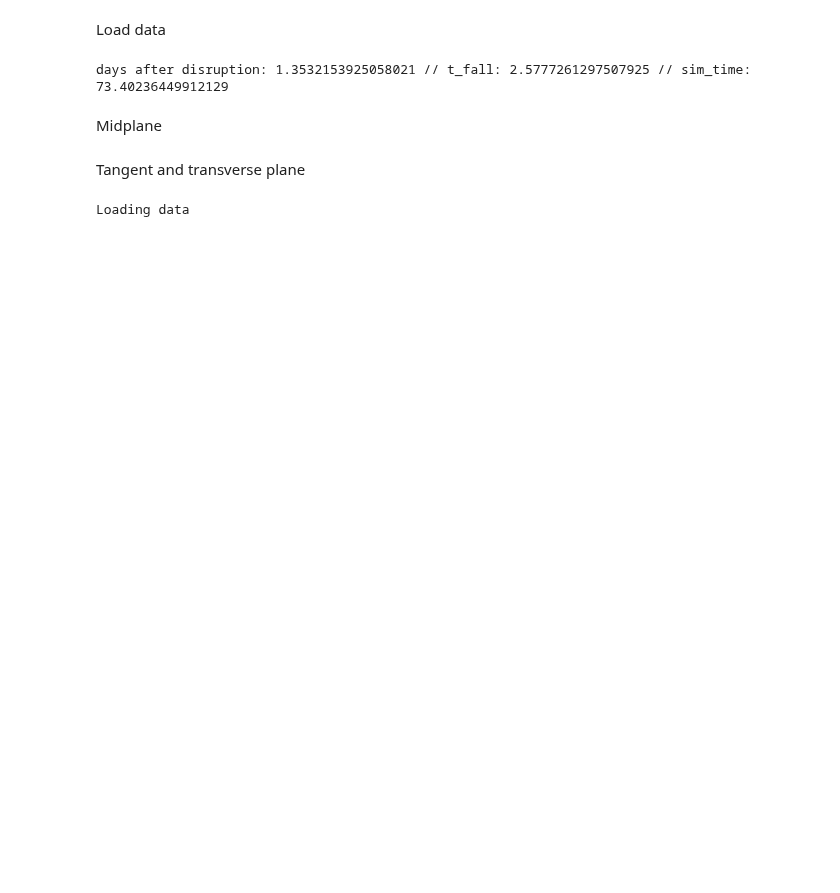
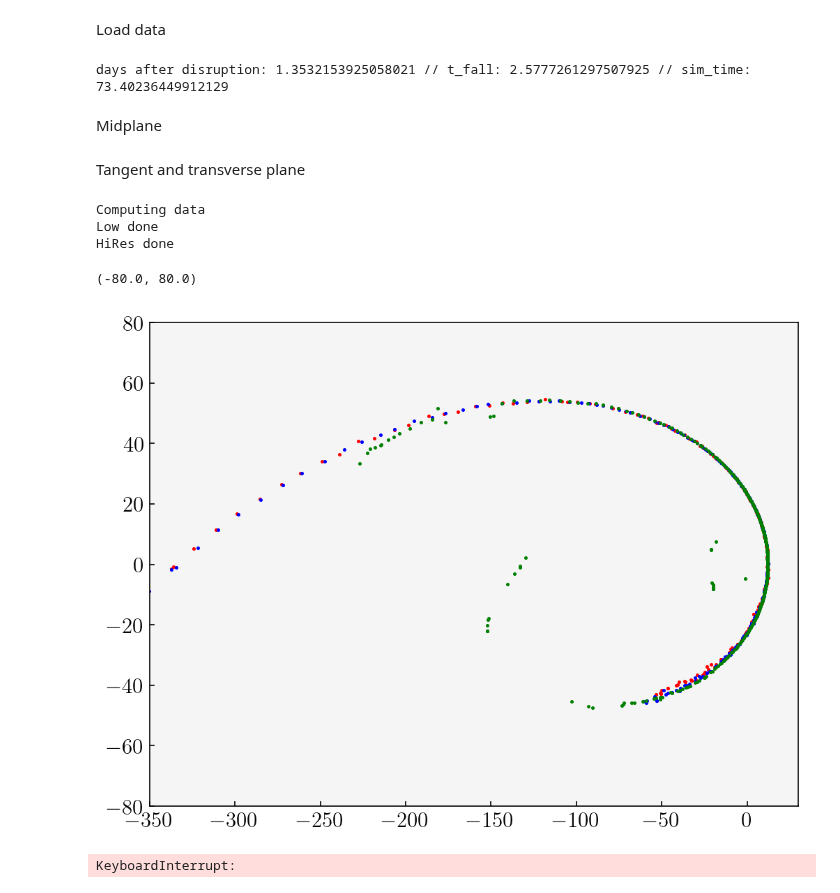
Before and after one commit to rich-tde/tde_wind, a Jupyter notebook: plot_convergence.ipynb, the cells around one changed output. Cells and saved outputs as stored; diff of their text form; code cells hidden in the pictures; blank space fills up the shorter version.

Commit message:
testing orbit

```diff
--- a/plot_convergence.ipynb
+++ b/plot_convergence.ipynb
@@ -50,8 +52,9 @@ xcfr0, ycfr0, cfr0 = orb.make_cfr(R0)
 
 theta_lim = np.pi#3*np.pi/4
 step = 0.02
-theta_params = [-theta_lim, theta_lim, step]
-theta_arr = np.arange(*theta_params)
+# theta_params = [-theta_lim, theta_lim, step]
+theta_arr = np.arange(-theta_lim, theta_lim, step)
+#theta_arr = Ryan_sampler(theta_init)
 # %% [markdown]
 Load data
 # %%
@@ -134,11 +137,23 @@ except:
     print('HiRes done')
     x_orbit2, y_orbit2, z_orbit2 = orb.find_transverse_maximum(data2.X, data2.Y, data2.Z, dim_cell2, data2.Den, theta_arr, Rt)
     # save all above date of orbits on a single file
-    np.save(f'data/{folder}/stream_{check}{snap}_{step}', [x_orbit, y_orbit, z_orbit])
-    np.save(f'data/{folder}/stream_{check1}{snap}_{step}', [x_orbit1, y_orbit1, z_orbit1])
-    np.save(f'data/{folder}/stream_{check2}{snap2}_{step}', [x_orbit2, y_orbit2, z_orbit2])
+    np.save(f'data/{folder}/medRy_stream_{check}{snap}_{step}', [theta_arr, x_orbit, y_orbit, z_orbit])
+    np.save(f'data/{folder}/medRy_stream_{check1}{snap}_{step}', [theta_arr, x_orbit1, y_orbit1, z_orbit1])
+    np.save(f'data/{folder}/medRy_stream_{check2}{snap2}_{step}', [theta_arr, x_orbit2, y_orbit2, z_orbit2])
 # %% [output]
-Loading data
+Computing data
+Low done
+HiRes done
+# %%
+plt.scatter(x_orbit, y_orbit, s=2, c = 'r')
+plt.scatter(x_orbit1, y_orbit1, s=2, c = 'b')
+plt.scatter(x_orbit2, y_orbit2, s=2, c = 'green')
+
+plt.xlim(-350,30)
+plt.ylim(-80,80)
+# %% [output]
+(-80.0, 80.0)
+[figure, added]
 # %%
 # Check the transverse and radial max
 # vmaxrho = 5e-8
@@ -178,7 +193,7 @@ Loading data
 # %%
 # for idx in range(187,len(theta_arr)):
 #     print(idx)
-idx = 158
+idx = 50
 theta_chosen = theta_arr[idx]
 x_chosen, y_chosen, z_chosen = x_orbit[idx], y_orbit[idx], z_orbit[idx]
 x_chosen1, y_chosen1, z_chosen1 = x_orbit1[idx], y_orbit1[idx], z_orbit1[idx]
@@ -213,9 +228,9 @@ cm_double2, lower_tube_w2, upper_tube_w2, lower_tube_h2, upper_tube_h2, w_params
 vmaxrho = cm_double[-1]
 vmaxrho1 = cm_double1[-1]
 vmaxrho2 = cm_double2[-1]
-vminrho = 1/4 * vmaxrho
-vminrho1 = 1/4 * vmaxrho1
-vminrho2 = 1/4 * vmaxrho2
+vminrho = 1/3 * vmaxrho
+vminrho1 = 1/3 * vmaxrho1
+vminrho2 = 1/3 * vmaxrho2
 fig, ax = plt.subplots(3,2, figsize = (12,8))
 img = ax[0][0].scatter(X_midplane, Y_midplane, c = Den_midplane, s = .1, cmap = 'viridis', vmin = vminrho, vmax = vmaxrho)
 cbar = plt.colorbar(img)
@@ -266,7 +281,7 @@ ax[1][0].set_title(f'Middle, cells W: {int(w_params1[1])}, cells H: {int(h_param
 img = ax[2][0].scatter(X_midplane2, Y_midplane2, c = Den_midplane2, s = .1, cmap = 'viridis', vmin = vminrho2, vmax = vmaxrho2)
 cbar = plt.colorbar(img)
 cbar.set_label(r' Density', fontsize = 16)
-ax[2][0].plot(x_orbit2[9:-22], y_orbit2[9:-22], c = 'r')
+ax[2][0].plot(x_orbit2[15:280], y_orbit2[15:280], c = 'r')
 # ax[2][0].contour(xcfr, ycfr, cfr, [0], linestyles = 'dotted', colors = 'k')
 ax[2][0].scatter(X_tra_midplane2, Y_tra_midplane2, s = 0.1, c = 'k')
 ax[2][0].scatter(x_chosen2, y_chosen2, marker = 'x', s = 27, c = 'b')
@@ -290,5 +305,7 @@ ax[2][0].set_title(f'High, cells W: {int(w_params2[1])}, cells H: {int(h_params2
 plt.suptitle(r't/t$_{fb}$ = ' + str(np.round(tfb,1)), fontsize = 16)
 plt.tight_layout()
 
-plt.savefig(f'Figs/{folder}/multiple/wH{idx}.png')
+#plt.savefig(f'Figs/{folder}/multiple/wH{idx}.png')
+# %% [output]
+KeyboardInterrupt:
 # %%
```
Also changed, not shown: parts of 5 cells of this notebook, 2 other files.
